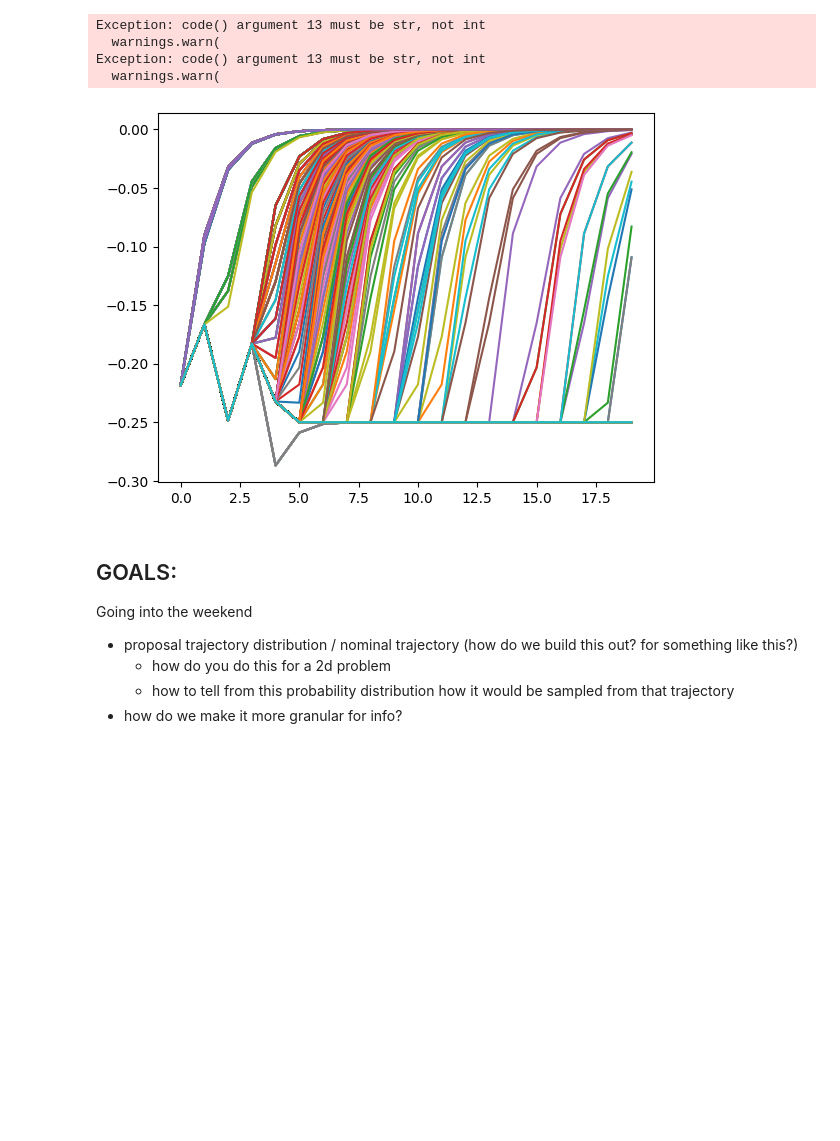
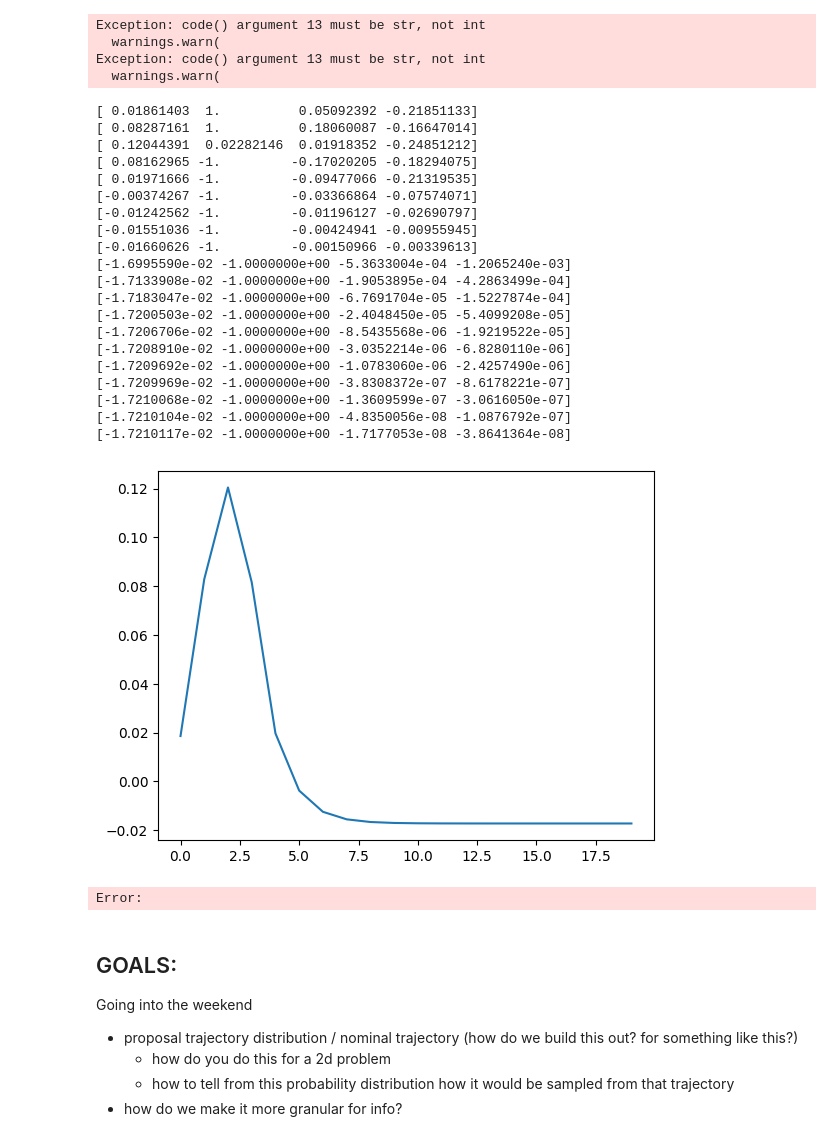
Before and after one commit to alliegriffith/Agentic-Safety-Validation, a Jupyter notebook: tests.ipynb, the cells around one changed output. Saved outputs shown, nothing was run; the diff lists cells and outputs as text; code cells hidden in the pictures; blank space fills up the shorter version.

```diff
--- a/tests.ipynb
+++ b/tests.ipynb
@@ -19,7 +19,7 @@ config = {
     "action": {
         "type": "DiscreteMetaAction",
     },
-    "lanes_count": 1,  # Number of lanes in the roundabout
+    "lanes_count": 5,  # Number of lanes in the roundabout
     "vehicles_count": 1,  # Total number of vehicles
     "duration": 100,  # Simulation steps
     "collision_reward": -1.0,  # Penalty for collision
@@ -41,7 +41,7 @@ model = DQN.load("dqn_highway_roundabout")
 
 trajectories = []
 
-for i in range(1000):
+for i in range(3):
     trajectories.append(rollout(model,env,plot = False))
 # %% [output]
 Exception: code() argument 13 must be str, not int
@@ -53,36 +53,59 @@ Exception: code() argument 13 must be str, not int
     # print("observation ",i[0][0])
     # print("action ",i[1])
     # print("reward ",i[2])
 
 import matplotlib.pyplot as plt
 # [[ 0.01861403  1.          0.05092392 -0.21851133]
 # [[ 0.01861403  1.          0.05092392 -0.21851133]
 x = 0
 
-for i in range(len(trajectories)):
+for i in range(1):
     car_1_x = []
     car_1_y = []
     car_1_x_vel = []
     car_1_y_vel  = []
     for trajectory in trajectories[i]:
         for observation in trajectory[0:1]:
             for car in observation[0:1]:
+                print(car)
                 car_1_x.append(car[0])
                 car_1_y.append(car[1])
                 car_1_x_vel.append(car[2])
                 car_1_y_vel.append(car[3])
 
     # plt.plot(car_1_x,car_1_y, label = "trial"+str(i))
     t = []
     for j in range(len(car_1_x)):
         t.append(j)
 
-    plt.plot(t,car_1_y_vel, label = "trial"+str(i))
+    plt.plot(t,car_1_x, label = "trial"+str(i))
+    # plt.gca().set_aspect(1)
 
 
 # plt.legend()
 # %% [output]
+[ 0.01861403  1.          0.05092392 -0.21851133]
+[ 0.08287161  1.          0.18060087 -0.16647014]
+[ 0.12044391  0.02282146  0.01918352 -0.24851212]
+[ 0.08162965 -1.         -0.17020205 -0.18294075]
+[ 0.01971666 -1.         -0.09477066 -0.21319535]
+[-0.00374267 -1.         -0.03366864 -0.07574071]
+[-0.01242562 -1.         -0.01196127 -0.02690797]
+[-0.01551036 -1.         -0.00424941 -0.00955945]
+[-0.01660626 -1.         -0.00150966 -0.00339613]
+[-1.6995590e-02 -1.0000000e+00 -5.3633004e-04 -1.2065240e-03]
+[-1.7133908e-02 -1.0000000e+00 -1.9053895e-04 -4.2863499e-04]
+[-1.7183047e-02 -1.0000000e+00 -6.7691704e-05 -1.5227874e-04]
+[-1.7200503e-02 -1.0000000e+00 -2.4048450e-05 -5.4099208e-05]
+[-1.7206706e-02 -1.0000000e+00 -8.5435568e-06 -1.9219522e-05]
+[-1.7208910e-02 -1.0000000e+00 -3.0352214e-06 -6.8280110e-06]
+[-1.7209692e-02 -1.0000000e+00 -1.0783060e-06 -2.4257490e-06]
+[-1.7209969e-02 -1.0000000e+00 -3.8308372e-07 -8.6178221e-07]
+[-1.7210068e-02 -1.0000000e+00 -1.3609599e-07 -3.0616050e-07]
+[-1.7210104e-02 -1.0000000e+00 -4.8350056e-08 -1.0876792e-07]
+[-1.7210117e-02 -1.0000000e+00 -1.7177053e-08 -3.8641364e-08]
-[figure, old version]
+[figure, new version]
+Error:
 # %% [markdown]
 ## GOALS:
 
```
Also changed, not shown: parts of 12 cells of this notebook, 2 other files.
